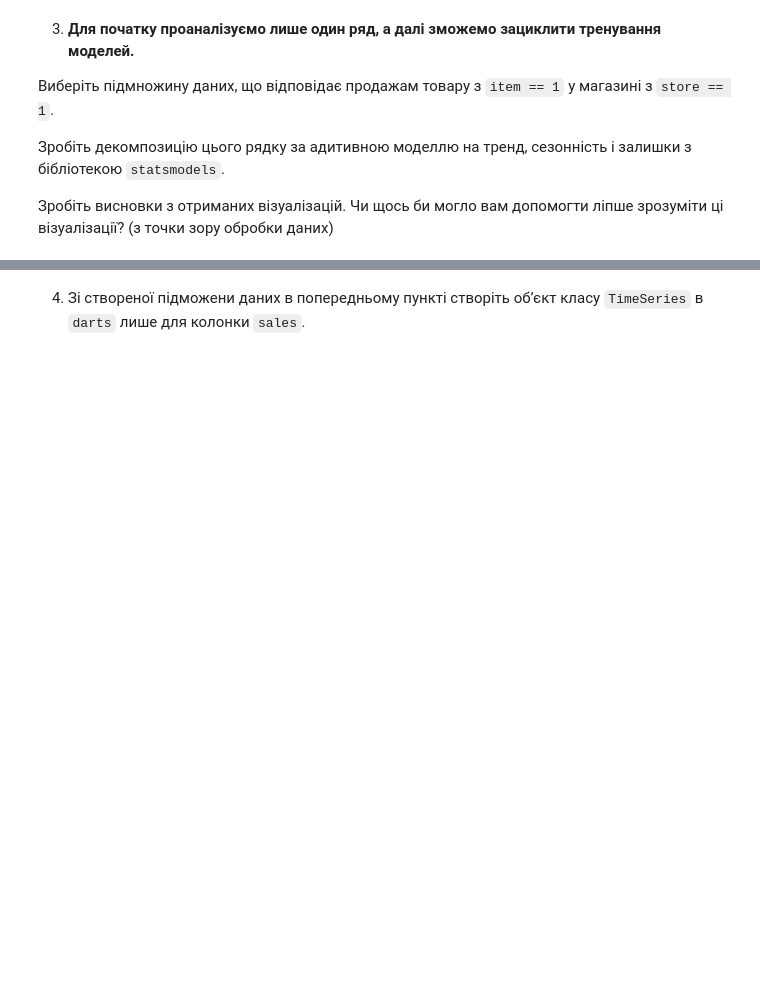
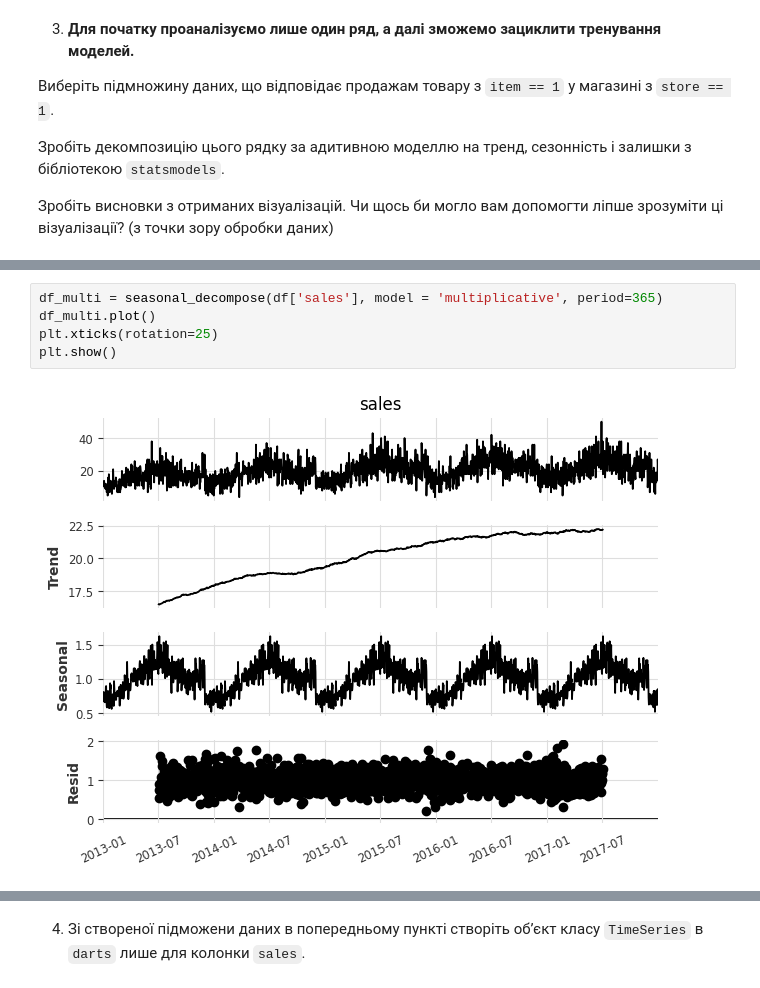
Before and after one commit to nikishkaaa/ML-Course, a Jupyter notebook: HW_2_5_Time_Series_Analysis.ipynb, the cells around one changed output, grey strips where cells are left out. Drawn from its saved outputs; the diff is of its cells as text; blank space fills up the shorter version.

```diff
--- a/HW_2_5_Time_Series_Analysis.ipynb
+++ b/HW_2_5_Time_Series_Analysis.ipynb
@@ -36,0 +137,7 @@ import numpy as np
+# %%
+df_multi = seasonal_decompose(df['sales'], model = 'multiplicative', period=365)
+df_multi.plot()
+plt.xticks(rotation=25)
+plt.show()
+# %% [output]
+[figure, added]
```
Also changed, not shown: parts of 36 cells of this notebook.
